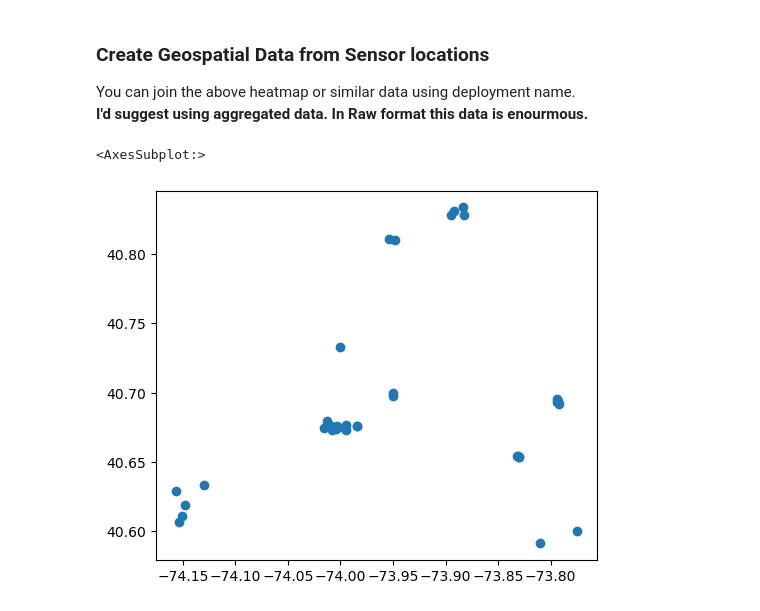
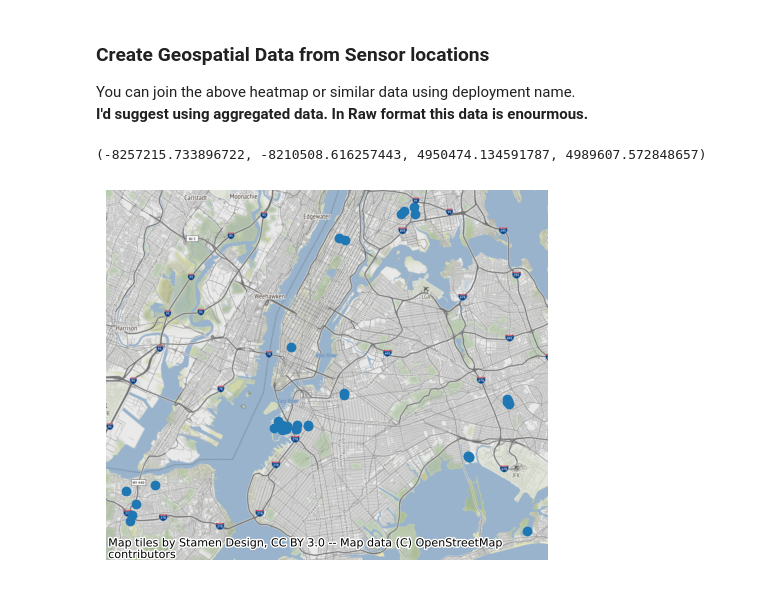
Before and after one commit to cankadir/FloodAnalysis, a Jupyter notebook: PY/CollectData.ipynb, the cells around one changed output. Cells and saved outputs as stored; diff of their text form; code cells hidden in the pictures.

```diff
--- a/PY/CollectData.ipynb
+++ b/PY/CollectData.ipynb
@@ -127,14 +163,17 @@ You can join the above heatmap or similar data using deployment name.
 **I'd suggest using aggregated data. In Raw format this data is enourmous.**
 # %%
 import geopandas as gpd
+import contextily as cx
 
 sensor_locations_geo = gpd.GeoDataFrame(
     data = sensor_locations,
     geometry=gpd.points_from_xy( sensor_locations['lon'],sensor_locations['lat'] ),
     crs = 4326
 )
 
-sensor_locations_geo.plot()
+ax = sensor_locations_geo.to_crs(3857).plot()
+cx.add_basemap( ax )
+ax.axis('off')
 # %% [output]
-<AxesSubplot:>
+(-8257215.733896722, -8210508.616257443, 4950474.134591787, 4989607.572848657)
-[figure, old version]
+[figure, new version]
```
Also changed, not shown: parts of 13 cells of this notebook, 6 other files.
